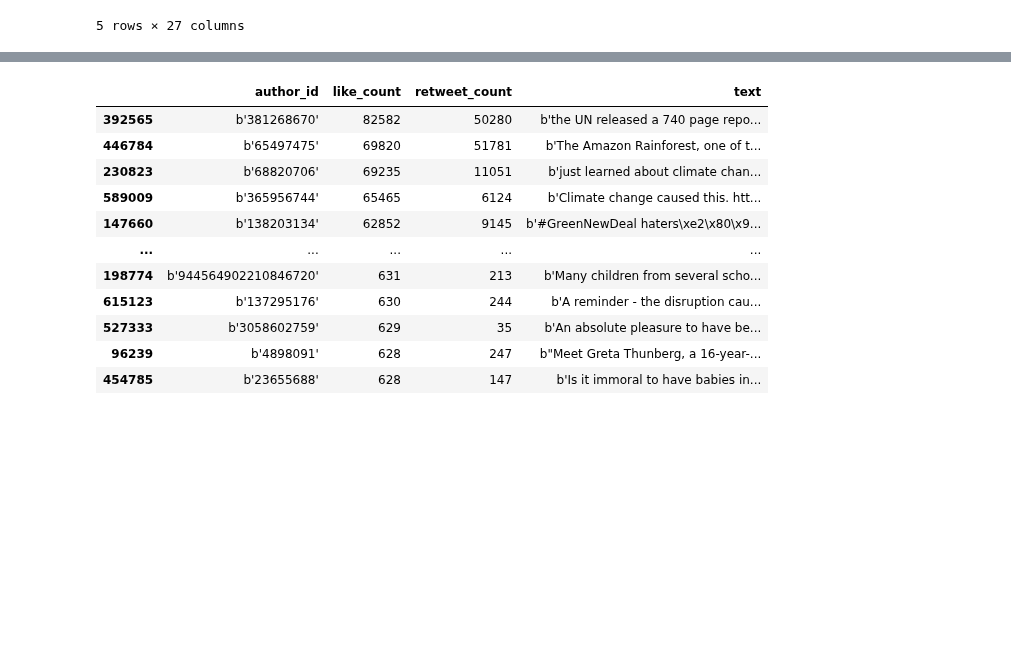
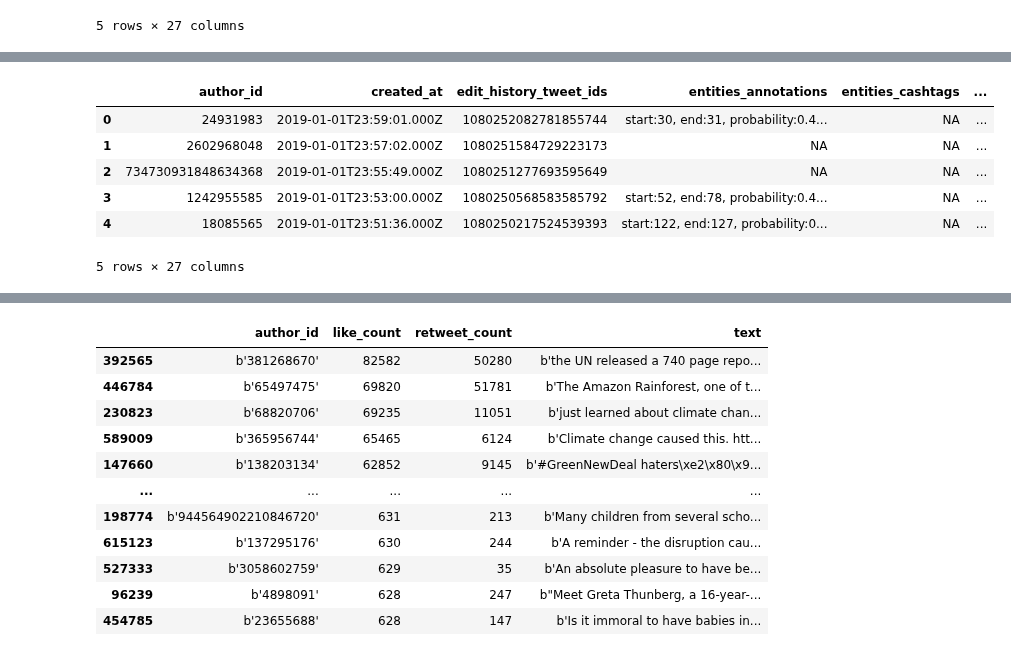
Before and after one commit to mkleinma/Team_Project_ComputerVision, a Jupyter notebook: Team_Project_Main.ipynb, the cells around one changed output, grey strips where cells are left out. Saved outputs shown, nothing was run; the diff lists cells and outputs as text; code cells hidden in the pictures; blank space fills up the shorter version.

```diff
--- a/Team_Project_Main.ipynb
+++ b/Team_Project_Main.ipynb
@@ -45,0 +84,10 @@ dataFrame.head()
+# %%
+df.head()
+# %% [output]
+|  | author_id | created_at | edit_history_tweet_ids | entities_annotations | entities_cashtags | ... |
+| 0 | 24931983 | 2019-01-01T23:59:01.000Z | 1080252082781855744 | start:30, end:31, probability:0.4... | NA | ... |
+| 1 | 2602968048 | 2019-01-01T23:57:02.000Z | 1080251584729223173 | NA | NA | ... |
+| 2 | 734730931848634368 | 2019-01-01T23:55:49.000Z | 1080251277693595649 | NA | NA | ... |
+| 3 | 1242955585 | 2019-01-01T23:53:00.000Z | 1080250568583585792 | start:52, end:78, probability:0.4... | NA | ... |
+| 4 | 18085565 | 2019-01-01T23:51:36.000Z | 1080250217524539393 | start:122, end:127, probability:0... | NA | ... |
+5 rows × 27 columns
```
Also changed, not shown: parts of 9 cells of this notebook.
